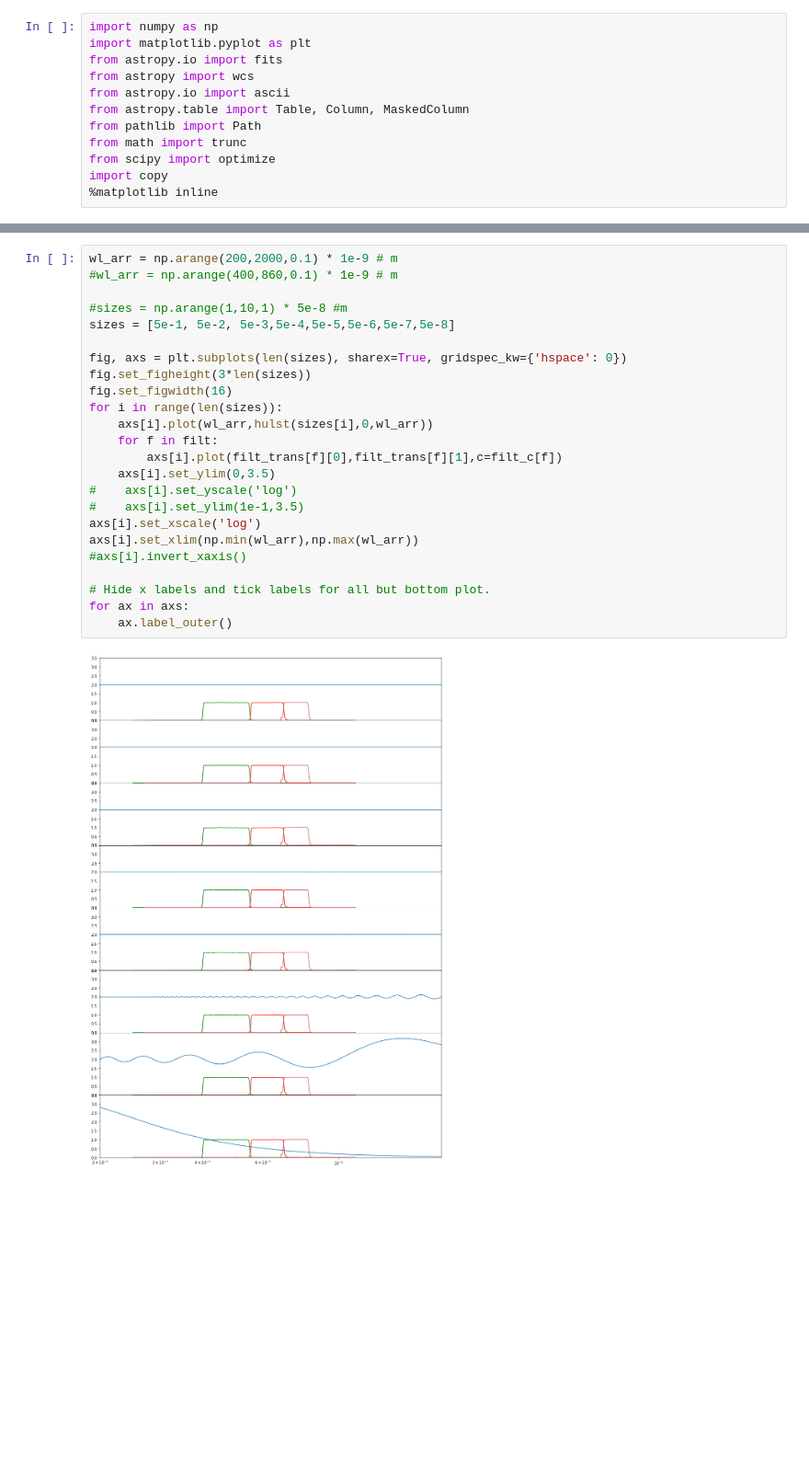
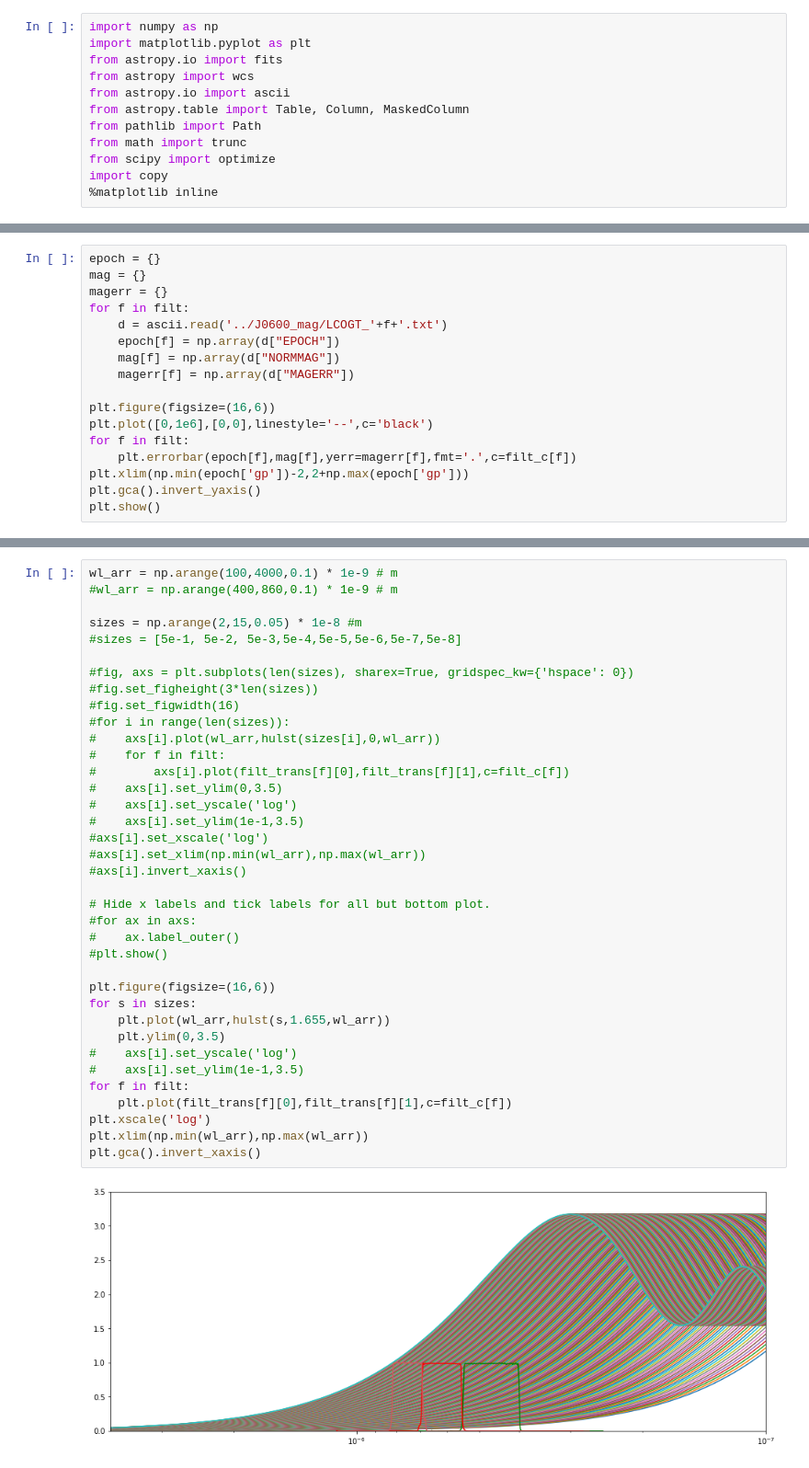
Before and after one commit to BartOuwehand/BRPJ0600, a Jupyter notebook: MieScattering_testfile.ipynb, the cells around one changed output, grey strips where cells are left out. Shown: that part at 92% size. Drawn from its saved outputs; the diff is of its cells as text; blank space fills up the shorter version.

Commit message:
Got mie scattering to kind of work

```diff
--- a/MieScattering_testfile.ipynb
+++ b/MieScattering_testfile.ipynb
@@ -35,0 +63,17 @@ for f in filt:
+# %%
+epoch = {}
+mag = {}
+magerr = {}
+for f in filt:
+    d = ascii.read('../J0600_mag/LCOGT_'+f+'.txt')
+    epoch[f] = np.array(d["EPOCH"])
+    mag[f] = np.array(d["NORMMAG"])
+    magerr[f] = np.array(d["MAGERR"])
+
+plt.figure(figsize=(16,6))
+plt.plot([0,1e6],[0,0],linestyle='--',c='black')
+for f in filt:
+    plt.errorbar(epoch[f],mag[f],yerr=magerr[f],fmt='.',c=filt_c[f])
+plt.xlim(np.min(epoch['gp'])-2,2+np.max(epoch['gp']))
+plt.gca().invert_yaxis()
+plt.show()
@@ -36,26 +82,39 @@ for f in filt:
 # %%
-wl_arr = np.arange(200,2000,0.1) * 1e-9 # m
+wl_arr = np.arange(100,4000,0.1) * 1e-9 # m
 #wl_arr = np.arange(400,860,0.1) * 1e-9 # m
 
-#sizes = np.arange(1,10,1) * 5e-8 #m
-sizes = [5e-1, 5e-2, 5e-3,5e-4,5e-5,5e-6,5e-7,5e-8]
+sizes = np.arange(2,15,0.05) * 1e-8 #m
+#sizes = [5e-1, 5e-2, 5e-3,5e-4,5e-5,5e-6,5e-7,5e-8]
 
-fig, axs = plt.subplots(len(sizes), sharex=True, gridspec_kw={'hspace': 0})
-fig.set_figheight(3*len(sizes))
-fig.set_figwidth(16)
-for i in range(len(sizes)):
-    axs[i].plot(wl_arr,hulst(sizes[i],0,wl_arr))
-    for f in filt:
-        axs[i].plot(filt_trans[f][0],filt_trans[f][1],c=filt_c[f])
-    axs[i].set_ylim(0,3.5)
+#fig, axs = plt.subplots(len(sizes), sharex=True, gridspec_kw={'hspace': 0})
+#fig.set_figheight(3*len(sizes))
+#fig.set_figwidth(16)
+#for i in range(len(sizes)):
+#    axs[i].plot(wl_arr,hulst(sizes[i],0,wl_arr))
+#    for f in filt:
+#        axs[i].plot(filt_trans[f][0],filt_trans[f][1],c=filt_c[f])
+#    axs[i].set_ylim(0,3.5)
 #    axs[i].set_yscale('log')
 #    axs[i].set_ylim(1e-1,3.5)
-axs[i].set_xscale('log')
-axs[i].set_xlim(np.min(wl_arr),np.max(wl_arr))
+#axs[i].set_xscale('log')
+#axs[i].set_xlim(np.min(wl_arr),np.max(wl_arr))
 #axs[i].invert_xaxis()
 
 # Hide x labels and tick labels for all but bottom plot.
-for ax in axs:
-    ax.label_outer()
+#for ax in axs:
+#    ax.label_outer()
+#plt.show()
+
+plt.figure(figsize=(16,6))
+for s in sizes:
+    plt.plot(wl_arr,hulst(s,1.655,wl_arr))
+    plt.ylim(0,3.5)
+#    axs[i].set_yscale('log')
+#    axs[i].set_ylim(1e-1,3.5)
+for f in filt:
+    plt.plot(filt_trans[f][0],filt_trans[f][1],c=filt_c[f])
+plt.xscale('log')
+plt.xlim(np.min(wl_arr),np.max(wl_arr))
+plt.gca().invert_xaxis()
 # %% [output]
-[figure, old version]
+[figure, new version]
```
Also changed, not shown: parts of 12 cells of this notebook, 1 other file.
